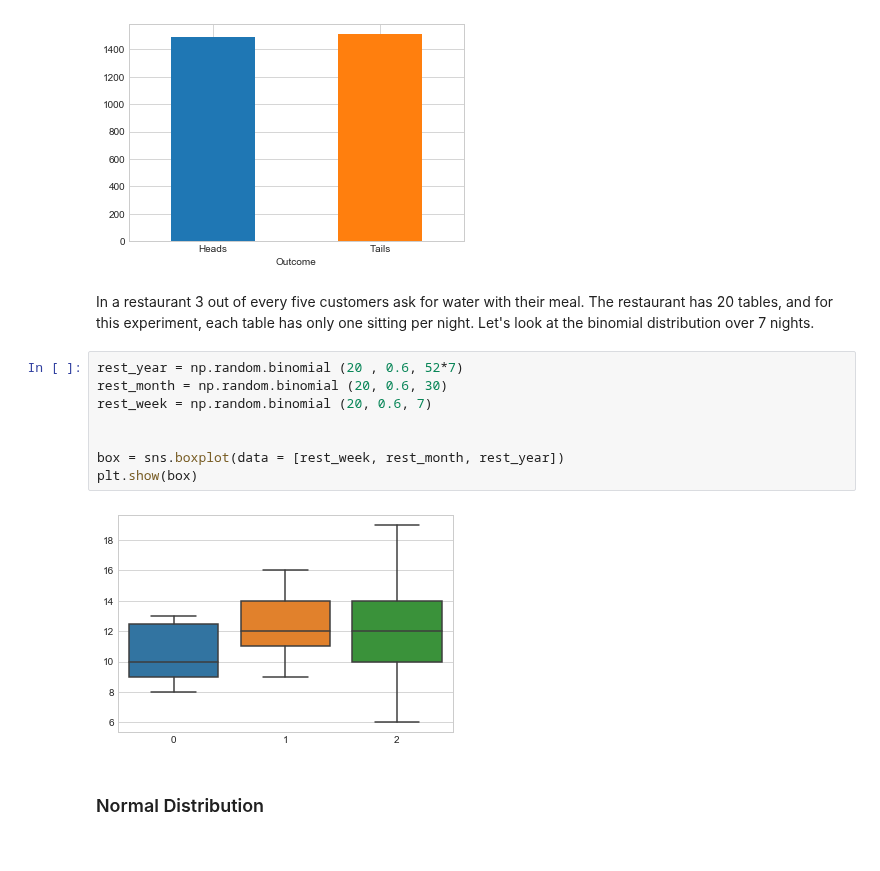
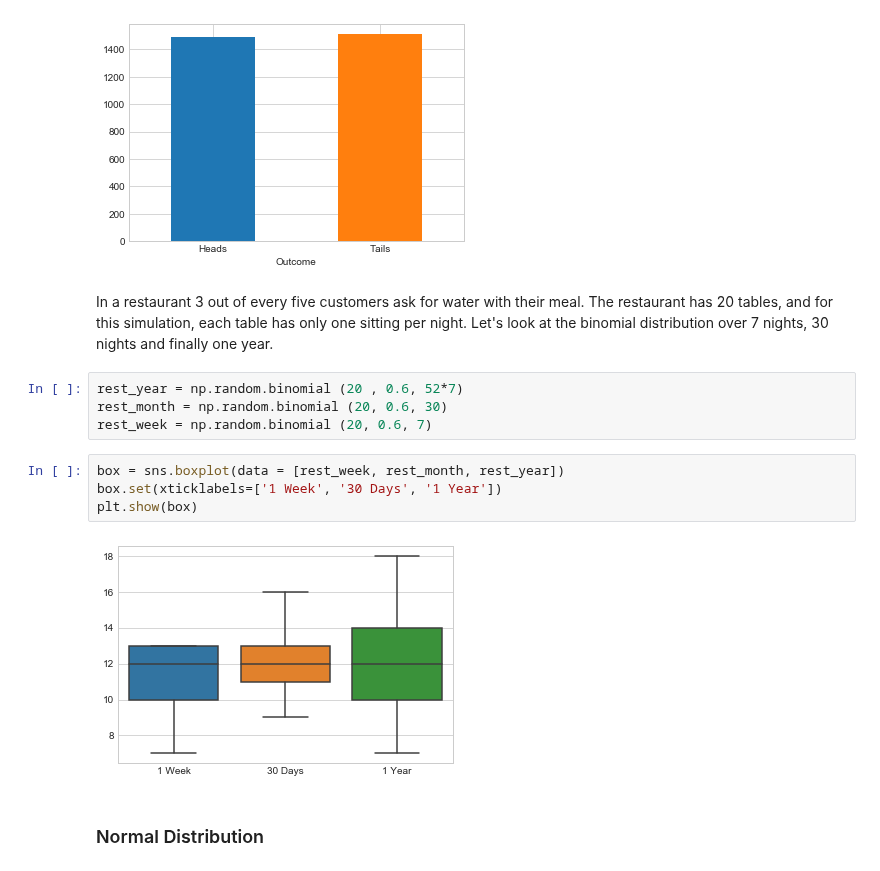
Before and after one commit to MarionMcG/numpy.random, a Jupyter notebook: numpy-random.ipynb, the cells around one changed output. Drawn from its saved outputs; the diff is of its cells as text.

Commit message:
boxplot correctly labelled now

```diff
--- a/numpy-random.ipynb
+++ b/numpy-random.ipynb
@@ -421,17 +420,17 @@ ax = df.plot.bar(x = 'Outcome', y = 'Freq', legend = None, rot= 0)
 # %% [output]
 [figure]
 # %% [markdown]
-In a restaurant 3 out of every five customers ask for water with their meal. The restaurant has 20 tables, and for this experiment, each table has only one sitting per night. Let's look at the binomial distribution over 7 nights.
+In a restaurant 3 out of every five customers ask for water with their meal. The restaurant has 20 tables, and for this simulation, each table has only one sitting per night. Let's look at the binomial distribution over 7 nights, 30 nights and finally one year.
 # %%
 rest_year = np.random.binomial (20 , 0.6, 52*7)
 rest_month = np.random.binomial (20, 0.6, 30)
 rest_week = np.random.binomial (20, 0.6, 7)
-
-
-box = sns.boxplot(data = [rest_week, rest_month, rest_year])
-plt.show(box)
-# %% [output]
-[figure, removed]
+# %%
+box = sns.boxplot(data = [rest_week, rest_month, rest_year])
+box.set(xticklabels=['1 Week', '30 Days', '1 Year'])
+plt.show(box)
+# %% [output]
+[figure, added]
 # %% [markdown]
 ### Normal Distribution
 # %% [markdown]
```
Also changed, not shown: parts of 1 cell of this notebook.
